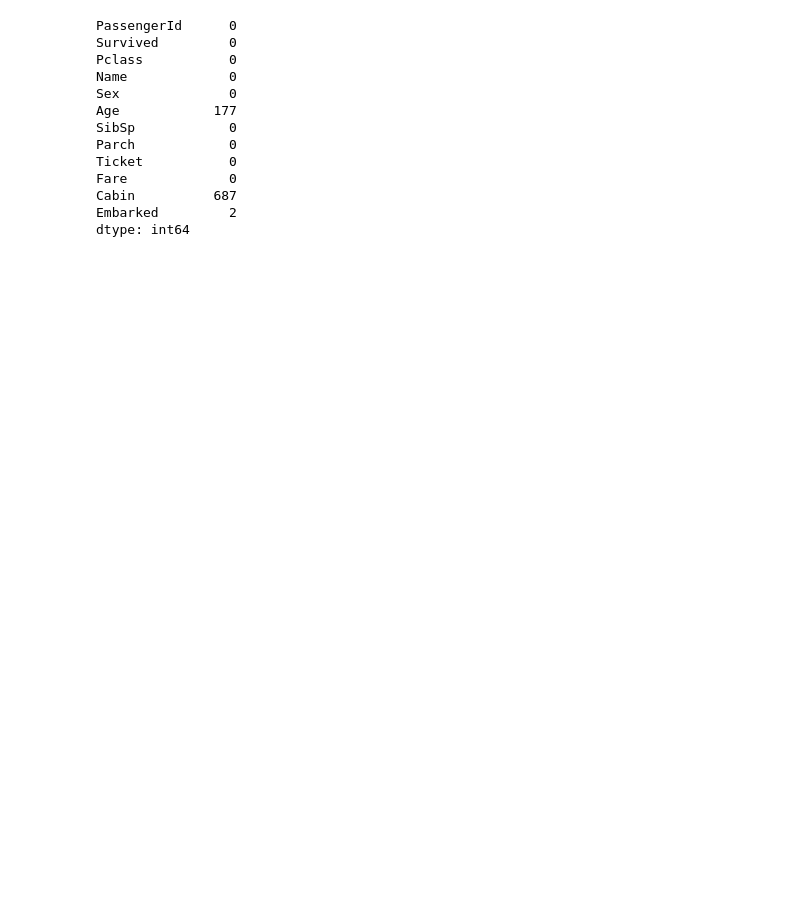
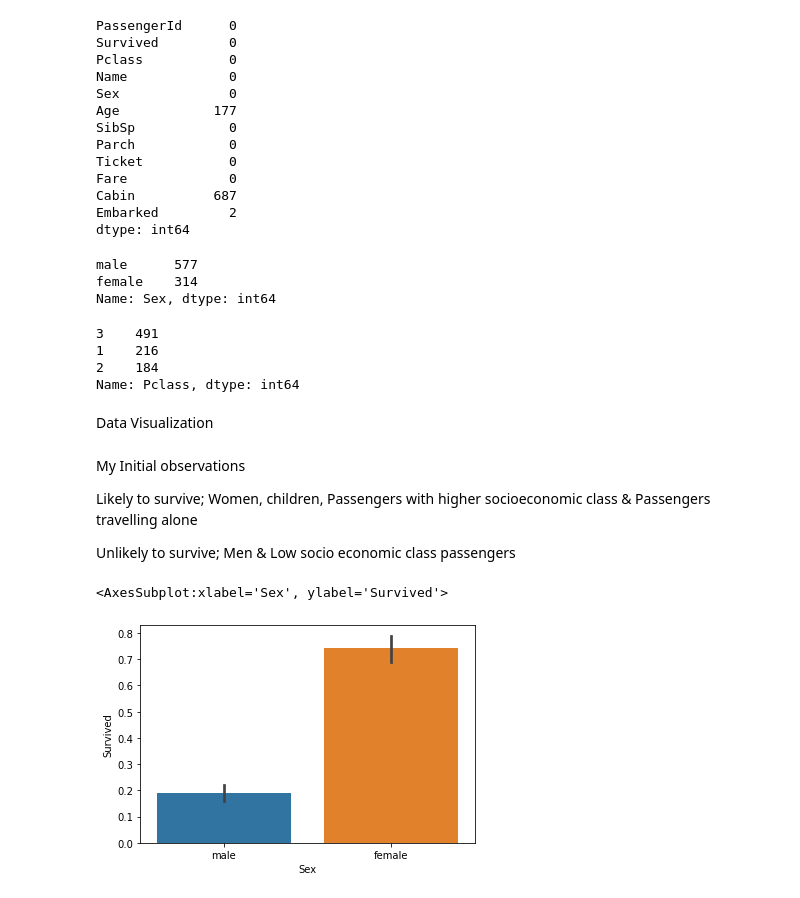
Before and after one commit to Mitytata/Data-Science-Journey, a Jupyter notebook: Data_Science_Journey-checkpoint.ipynb, the cells around one changed output. Cells and saved outputs as stored; diff of their text form; code cells hidden in the pictures; blank space fills up the shorter version.

```diff
--- a/Data_Science_Journey-checkpoint.ipynb
+++ b/Data_Science_Journey-checkpoint.ipynb
@@ -104,3 +123,34 @@ Fare             0
 Cabin          687
 Embarked         2
 dtype: int64
+# %%
+# count : Sex (this can help determine the proportion of survivors)
+train.Sex.value_counts()
+# %% [output]
+male      577
+female    314
+Name: Sex, dtype: int64
+# %%
+# count : Passenger class (this can help determine the proportion of survivors)
+train.Pclass.value_counts()
+# %% [output]
+3    491
+1    216
+2    184
+Name: Pclass, dtype: int64
+# %% [markdown]
+Data Visualization
+# %% [markdown]
+My Initial observations
+
+Likely to survive; Women, children, Passengers with higher socioeconomic class & Passengers travelling alone
+
+Unlikely to survive; Men & Low socio economic class passengers
+# %%
+#visualize the data and compare with the initial assumptions
+#First compare the sex
+#draw bar plot of survival by sex
+sns.barplot(x="Sex", y="Survived", data=train)
+# %% [output]
+<AxesSubplot:xlabel='Sex', ylabel='Survived'>
+[figure, added]
```
Also changed, not shown: parts of 6 cells of this notebook.
